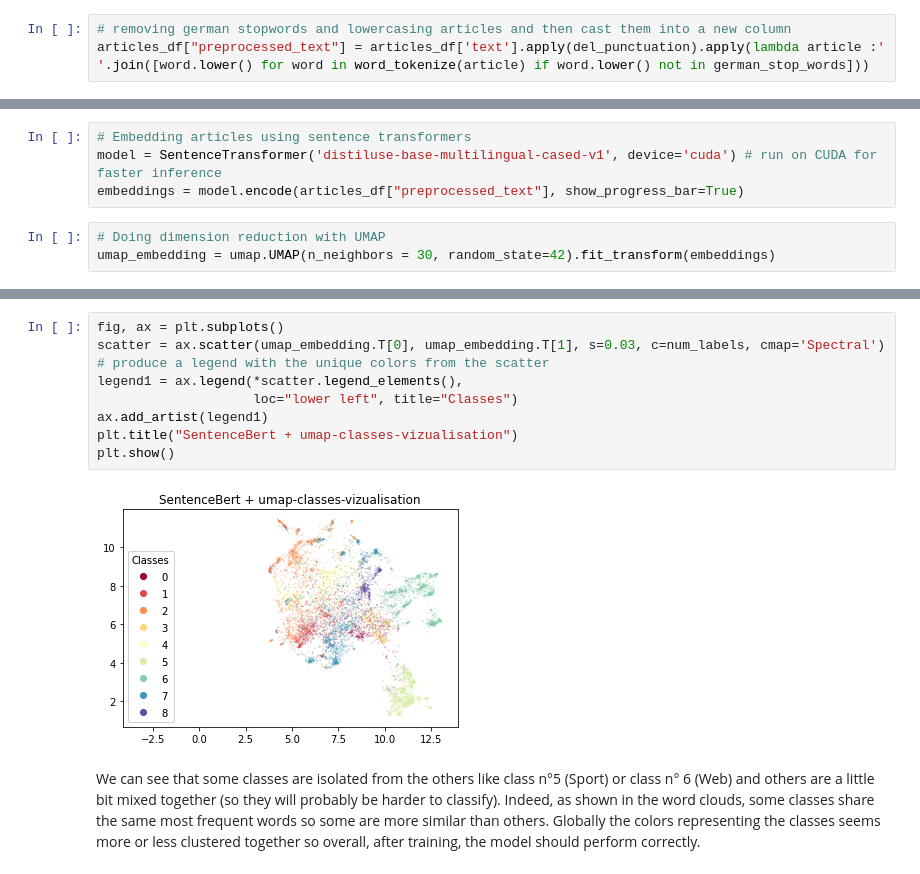
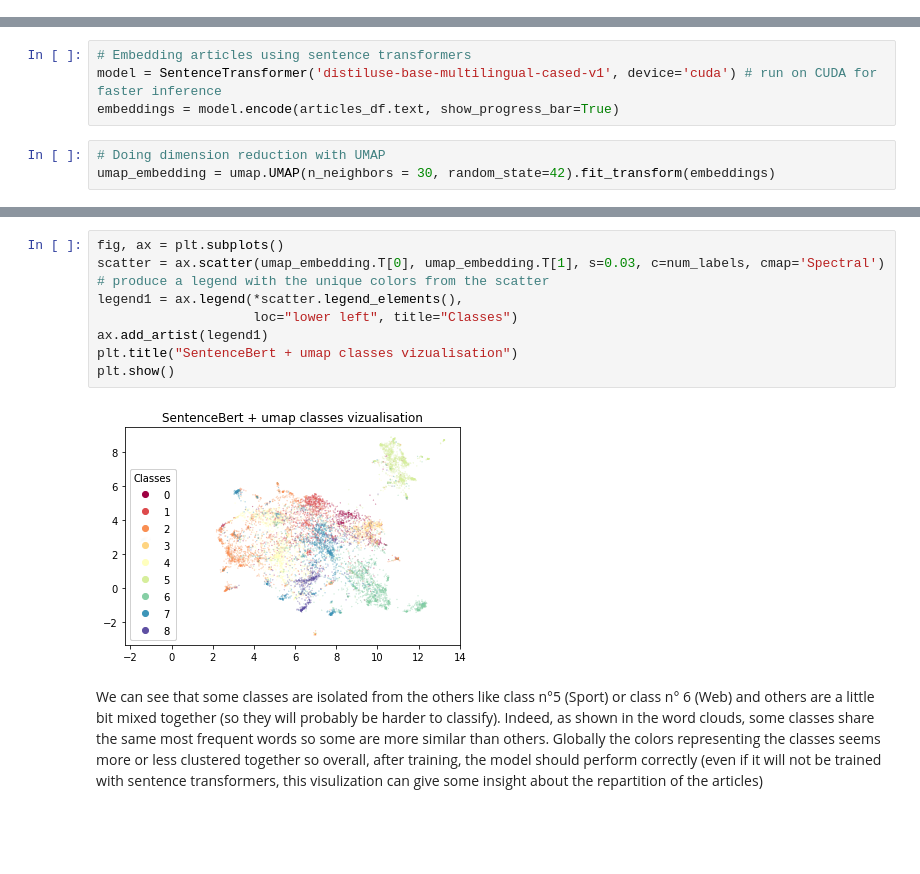
Before and after one commit to mathieulaiking/10k-german-news-classification, a Jupyter notebook: 1-eda_visualization.ipynb, the cells around one changed output, grey strips where cells are left out. Drawn from its saved outputs; the diff is of its cells as text; blank space fills up the shorter version.

```diff
--- a/1-eda_visualization.ipynb
+++ b/1-eda_visualization.ipynb
@@ -166,6 +209,3 @@ articles_df.groupby(['label']).count()
 We can see that classes are not balanced. So it will be important to take care of it during the train/test split (so that we have an even amount of each classes in train set and test set).
 # %% [markdown]
 ### Visualizing most frequent words in each class
-# %%
-# removing german stopwords and lowercasing articles and then cast them into a new column
-articles_df["preprocessed_text"] = articles_df['text'].apply(del_punctuation).apply(lambda article :' '.join([word.lower() for word in word_tokenize(article) if word.lower() not in german_stop_words]))
@@ -194,7 +241,7 @@ You can run this step on GPU for faster encoding of articles.
 # %%
 # Embedding articles using sentence transformers
 model = SentenceTransformer('distiluse-base-multilingual-cased-v1', device='cuda') # run on CUDA for faster inference
-embeddings = model.encode(articles_df["preprocessed_text"], show_progress_bar=True)
+embeddings = model.encode(articles_df.text, show_progress_bar=True)
 # %%
 # Doing dimension reduction with UMAP
 umap_embedding = umap.UMAP(n_neighbors = 30, random_state=42).fit_transform(embeddings)
@@ -218,13 +266,13 @@ CLASS MAPPING :
 # %%
 fig, ax = plt.subplots()
 scatter = ax.scatter(umap_embedding.T[0], umap_embedding.T[1], s=0.03, c=num_labels, cmap='Spectral')
 # produce a legend with the unique colors from the scatter
 legend1 = ax.legend(*scatter.legend_elements(),
                     loc="lower left", title="Classes")
 ax.add_artist(legend1)
-plt.title("SentenceBert + umap-classes-vizualisation")
+plt.title("SentenceBert + umap classes vizualisation")
 plt.show()
 # %% [output]
-[figure, old version]
+[figure, new version]
 # %% [markdown]
-We can see that some classes are isolated from the others like class n°5 (Sport) or class n° 6 (Web) and others are a little bit mixed together (so they will probably be harder to classify). Indeed, as shown in the word clouds, some classes share the same most frequent words so some are more similar than others. Globally the colors representing the classes seems more or less clustered together so overall, after training, the model should perform correctly.
+We can see that some classes are isolated from the others like class n°5 (Sport) or class n° 6 (Web) and others are a little bit mixed together (so they will probably be harder to classify). Indeed, as shown in the word clouds, some classes share the same most frequent words so some are more similar than others. Globally the colors representing the classes seems more or less clustered together so overall, after training, the model should perform correctly (even if it will not be trained with sentence transformers, this visulization can give some insight about the repartition of the articles)
```
Also changed, not shown: parts of 31 cells of this notebook, 3 other files.
